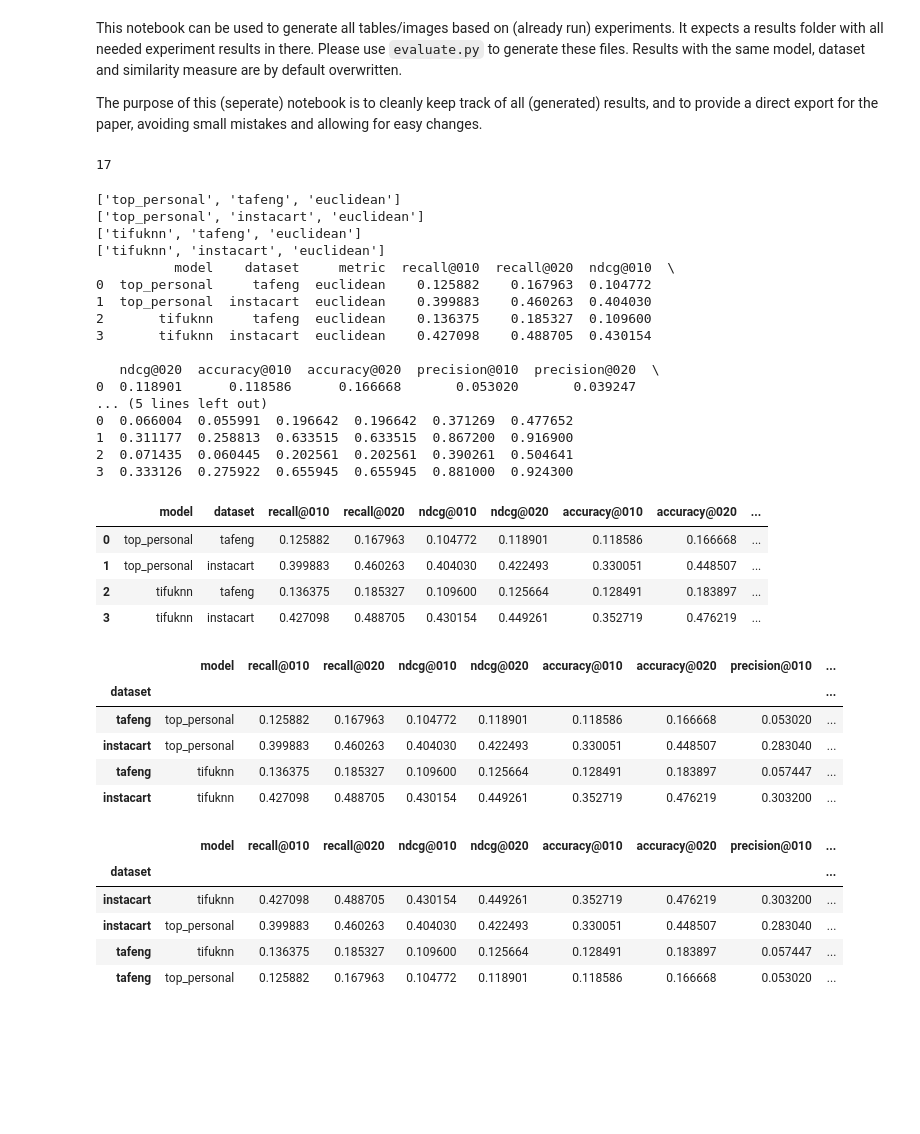
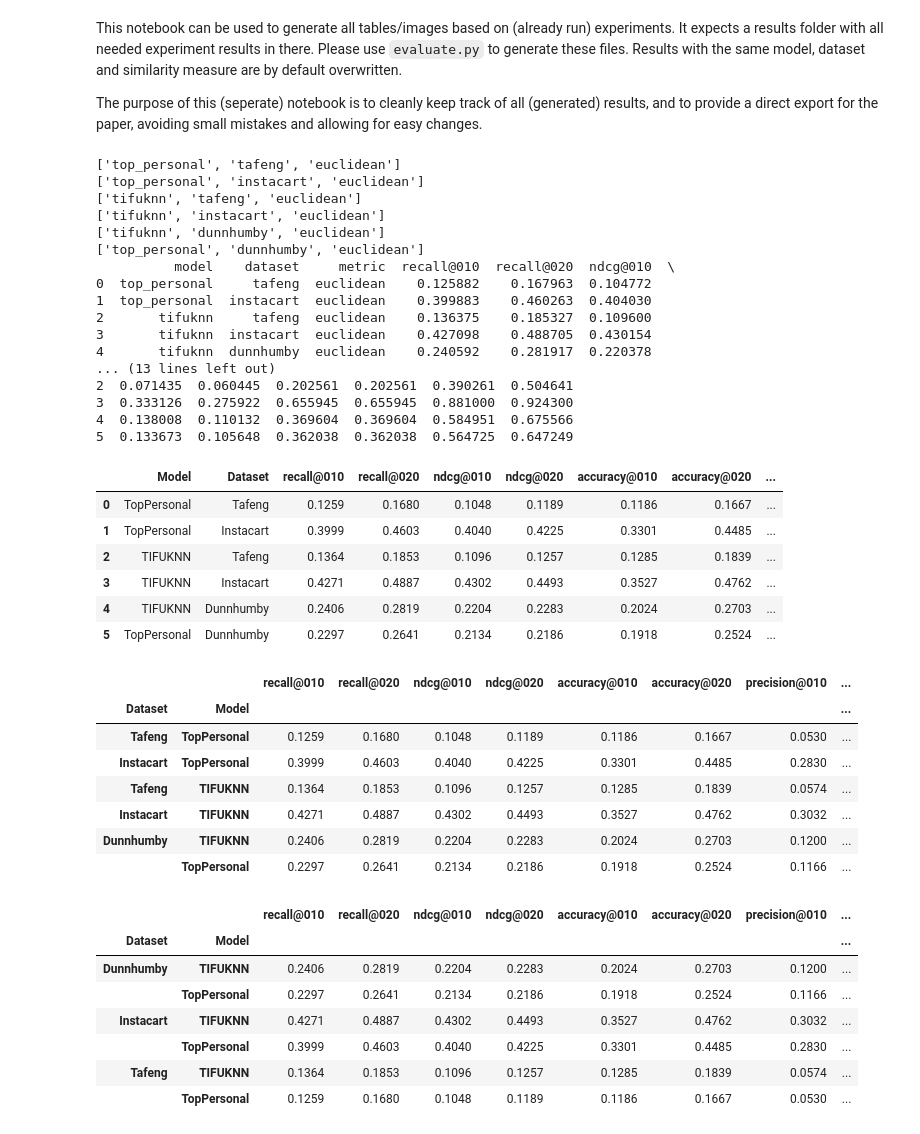
Before and after one commit to pimpraat/RecSysProject, a Jupyter notebook: generate_results.ipynb, the cells around one changed output. Drawn from its saved outputs; the diff is of its cells as text; code cells hidden in the pictures; blank space fills up the shorter version.

```diff
--- a/generate_results.ipynb
+++ b/generate_results.ipynb
@@ -16,69 +17,86 @@ with open('results/data.json', 'r') as openfile: data = json.load(openfile)
 # %%
 df = pd.DataFrame(columns=['model','dataset','metric'] + (list(data[list(data.keys())[0]].keys())))
 _values = (list(data[list(data.keys())[0]].keys()))
-print(len(['model','dataset','metric'] + (list(data[list(data.keys())[0]].keys()))))
+
+_original_metrics = ['Recall@10', 'Recall@20', 'NDCG@10', 'NDCG@20']
+_added_metrics = ['Accuracy@10', 'Accuracy@20', 'Precision@10', 'Precision@20', 'F1@10', 'F1@020', 'MRR@10', 'MRR@20', 'PHR@10', 'PHR@20']
-# %% [output]
-17
 # %%
 type(data)
 for key, values in data.items():
     key = ast.literal_eval(key)
-    print(key)
-#     print(list(values.values()))
-#     print(len([[key[0], key[1], key[2]] + list(values.values())))
     df.loc[len(df.index)] = [key[0], key[1], key[2]] + list(values.values())
 print(df)
 df = df.drop(['metric'], axis=1)
+
+df = df.round(4)
+updated_column_names = {
+    'model': "Model",
+    'dataset': "Dataset",
+    'top_personal': "TopPersonal",
+    'tifuknn':'TIFUKNN',
+    'tafeng': "Tafeng",
+    'instacart': "Instacart",
+    'dunnhumby': "Dunnhumby",
+}
+df = df.rename(updated_column_names, axis=1)
+df = df.replace(updated_column_names)
 # %% [output]
 ['top_personal', 'tafeng', 'euclidean']
 ['top_personal', 'instacart', 'euclidean']
 ['tifuknn', 'tafeng', 'euclidean']
 ['tifuknn', 'instacart', 'euclidean']
+['tifuknn', 'dunnhumby', 'euclidean']
+['top_personal', 'dunnhumby', 'euclidean']
           model    dataset     metric  recall@010  recall@020  ndcg@010  \
 0  top_personal     tafeng  euclidean    0.125882    0.167963  0.104772
 1  top_personal  instacart  euclidean    0.399883    0.460263  0.404030
 2       tifuknn     tafeng  euclidean    0.136375    0.185327  0.109600
 3       tifuknn  instacart  euclidean    0.427098    0.488705  0.430154
-
-   ndcg@020  accuracy@010  accuracy@020  precision@010  precision@020  \
-0  0.118901      0.118586      0.166668       0.053020       0.039247
-... (5 lines left out)
-0  0.066004  0.055991  0.196642  0.196642  0.371269  0.477652
-1  0.311177  0.258813  0.633515  0.633515  0.867200  0.916900
+4       tifuknn  dunnhumby  euclidean    0.240592    0.281917  0.220378
+... (13 lines left out)
 2  0.071435  0.060445  0.202561  0.202561  0.390261  0.504641
 3  0.333126  0.275922  0.655945  0.655945  0.881000  0.924300
+4  0.138008  0.110132  0.369604  0.369604  0.584951  0.675566
+5  0.133673  0.105648  0.362038  0.362038  0.564725  0.647249
 # %%
 display(df)
 # %% [output]
-|  | model | dataset | recall@010 | recall@020 | ndcg@010 | ndcg@020 | accuracy@010 | accuracy@020 | ... |
-| 0 | top_personal | tafeng | 0.125882 | 0.167963 | 0.104772 | 0.118901 | 0.118586 | 0.166668 | ... |
-| 1 | top_personal | instacart | 0.399883 | 0.460263 | 0.404030 | 0.422493 | 0.330051 | 0.448507 | ... |
-| 2 | tifuknn | tafeng | 0.136375 | 0.185327 | 0.109600 | 0.125664 | 0.128491 | 0.183897 | ... |
-| 3 | tifuknn | instacart | 0.427098 | 0.488705 | 0.430154 | 0.449261 | 0.352719 | 0.476219 | ... |
+|  | Model | Dataset | recall@010 | recall@020 | ndcg@010 | ndcg@020 | accuracy@010 | accuracy@020 | ... |
+| 0 | TopPersonal | Tafeng | 0.1259 | 0.1680 | 0.1048 | 0.1189 | 0.1186 | 0.1667 | ... |
+| 1 | TopPersonal | Instacart | 0.3999 | 0.4603 | 0.4040 | 0.4225 | 0.3301 | 0.4485 | ... |
+| 2 | TIFUKNN | Tafeng | 0.1364 | 0.1853 | 0.1096 | 0.1257 | 0.1285 | 0.1839 | ... |
+| 3 | TIFUKNN | Instacart | 0.4271 | 0.4887 | 0.4302 | 0.4493 | 0.3527 | 0.4762 | ... |
+| 4 | TIFUKNN | Dunnhumby | 0.2406 | 0.2819 | 0.2204 | 0.2283 | 0.2024 | 0.2703 | ... |
+| 5 | TopPersonal | Dunnhumby | 0.2297 | 0.2641 | 0.2134 | 0.2186 | 0.1918 | 0.2524 | ... |
 # %%
-df = df.set_index('dataset')
+df = df.set_index(['Dataset', 'Model'])
 # %%
 display(df)
 # %% [output]
-|  | model | recall@010 | recall@020 | ndcg@010 | ndcg@020 | accuracy@010 | accuracy@020 | precision@010 | ... |
-| dataset |  |  |  |  |  |  |  |  | ... |
-| tafeng | top_personal | 0.125882 | 0.167963 | 0.104772 | 0.118901 | 0.118586 | 0.166668 | 0.053020 | ... |
-| instacart | top_personal | 0.399883 | 0.460263 | 0.404030 | 0.422493 | 0.330051 | 0.448507 | 0.283040 | ... |
-| tafeng | tifuknn | 0.136375 | 0.185327 | 0.109600 | 0.125664 | 0.128491 | 0.183897 | 0.057447 | ... |
-| instacart | tifuknn | 0.427098 | 0.488705 | 0.430154 | 0.449261 | 0.352719 | 0.476219 | 0.303200 | ... |
+|  |  | recall@010 | recall@020 | ndcg@010 | ndcg@020 | accuracy@010 | accuracy@020 | precision@010 | ... |
+| Dataset | Model |  |  |  |  |  |  |  | ... |
+| Tafeng | TopPersonal | 0.1259 | 0.1680 | 0.1048 | 0.1189 | 0.1186 | 0.1667 | 0.0530 | ... |
+| Instacart | TopPersonal | 0.3999 | 0.4603 | 0.4040 | 0.4225 | 0.3301 | 0.4485 | 0.2830 | ... |
+| Tafeng | TIFUKNN | 0.1364 | 0.1853 | 0.1096 | 0.1257 | 0.1285 | 0.1839 | 0.0574 | ... |
+| Instacart | TIFUKNN | 0.4271 | 0.4887 | 0.4302 | 0.4493 | 0.3527 | 0.4762 | 0.3032 | ... |
+| Dunnhumby | TIFUKNN | 0.2406 | 0.2819 | 0.2204 | 0.2283 | 0.2024 | 0.2703 | 0.1200 | ... |
+|  | TopPersonal | 0.2297 | 0.2641 | 0.2134 | 0.2186 | 0.1918 | 0.2524 | 0.1166 | ... |
 # %%
 df = df.sort_index()
 # %%
-display(df.sort_values(['dataset','model']))
+display(df)
+# display(df.sort_values(['dataset','model']))
 # display(df.pivot(index='dataset', columns='model').T)
 # # display(df.pivot(index=['dataset']+ _values, columns=['model']))
 # display(df.pivot(index=['dataset' + 'model'], columns=_values))
 # # display(df.pivot(index=['dataset'], columns=['model']))
 # # display(df.pivot(index=['dataset', 'model'], columns))
 # %% [output]
-|  | model | recall@010 | recall@020 | ndcg@010 | ndcg@020 | accuracy@010 | accuracy@020 | precision@010 | ... |
-| dataset |  |  |  |  |  |  |  |  | ... |
-| instacart | tifuknn | 0.427098 | 0.488705 | 0.430154 | 0.449261 | 0.352719 | 0.476219 | 0.303200 | ... |
-| instacart | top_personal | 0.399883 | 0.460263 | 0.404030 | 0.422493 | 0.330051 | 0.448507 | 0.283040 | ... |
-| tafeng | tifuknn | 0.136375 | 0.185327 | 0.109600 | 0.125664 | 0.128491 | 0.183897 | 0.057447 | ... |
-| tafeng | top_personal | 0.125882 | 0.167963 | 0.104772 | 0.118901 | 0.118586 | 0.166668 | 0.053020 | ... |
+|  |  | recall@010 | recall@020 | ndcg@010 | ndcg@020 | accuracy@010 | accuracy@020 | precision@010 | ... |
+| Dataset | Model |  |  |  |  |  |  |  | ... |
+| Dunnhumby | TIFUKNN | 0.2406 | 0.2819 | 0.2204 | 0.2283 | 0.2024 | 0.2703 | 0.1200 | ... |
+|  | TopPersonal | 0.2297 | 0.2641 | 0.2134 | 0.2186 | 0.1918 | 0.2524 | 0.1166 | ... |
+| Instacart | TIFUKNN | 0.4271 | 0.4887 | 0.4302 | 0.4493 | 0.3527 | 0.4762 | 0.3032 | ... |
+|  | TopPersonal | 0.3999 | 0.4603 | 0.4040 | 0.4225 | 0.3301 | 0.4485 | 0.2830 | ... |
+| Tafeng | TIFUKNN | 0.1364 | 0.1853 | 0.1096 | 0.1257 | 0.1285 | 0.1839 | 0.0574 | ... |
+|  | TopPersonal | 0.1259 | 0.1680 | 0.1048 | 0.1189 | 0.1186 | 0.1667 | 0.0530 | ... |
```
Also changed, not shown: parts of 8 cells of this notebook, 9 other files.
